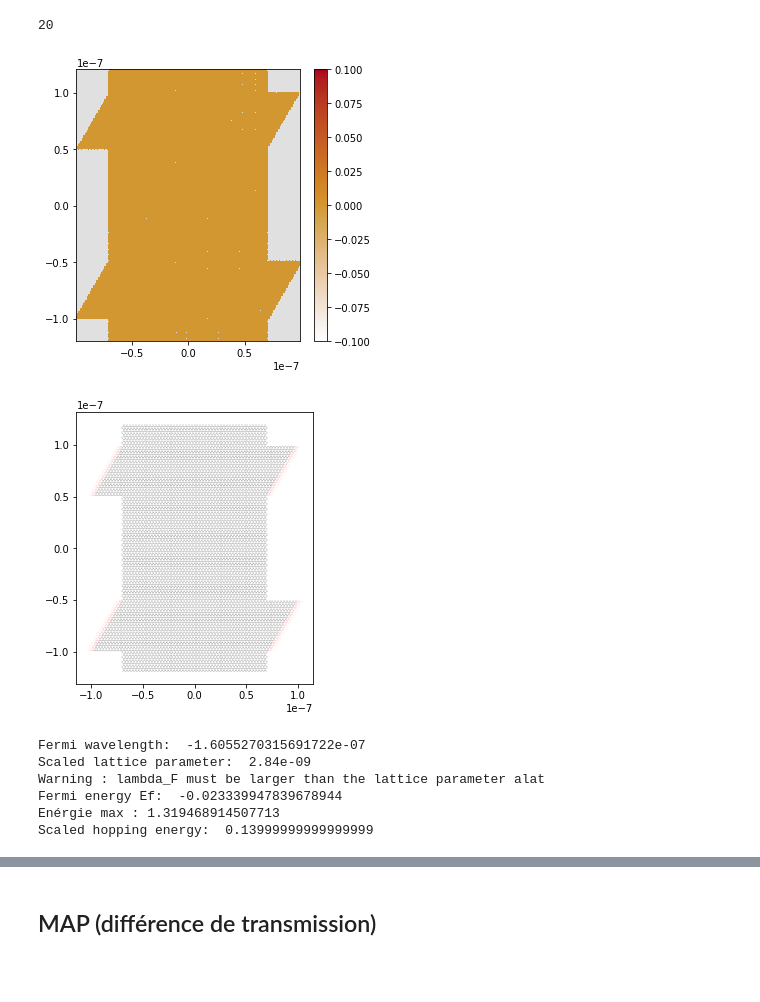
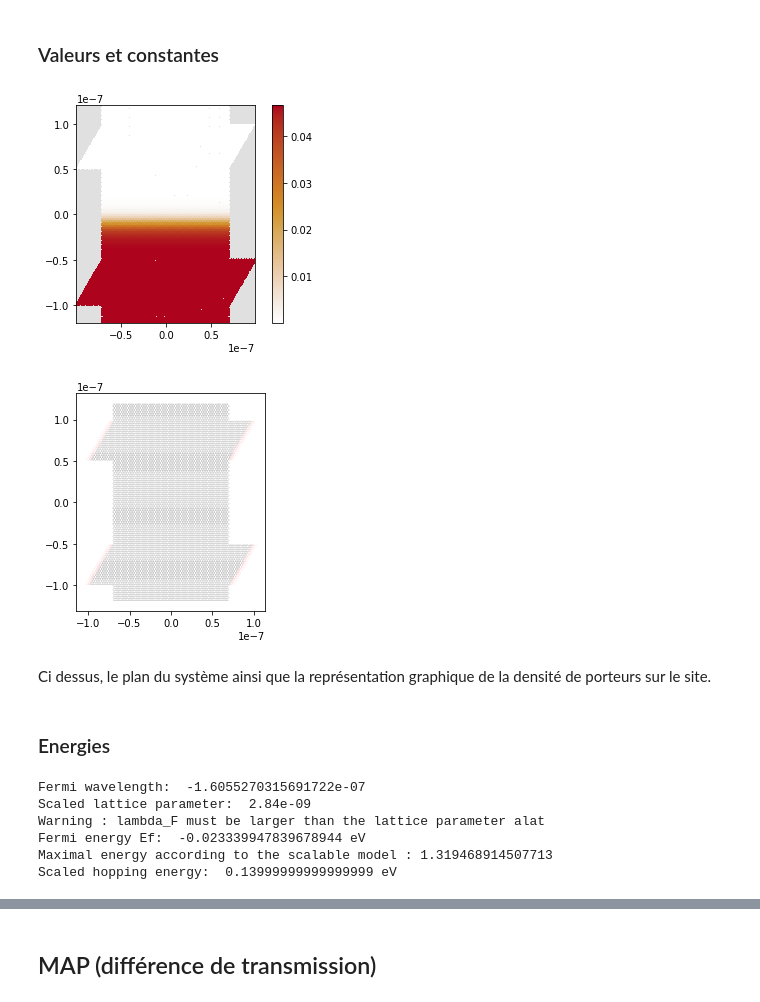
Before and after one commit to jeremiepirard/Kwant, a Jupyter notebook: Finalsf20.ipynb, the cells around one changed output, grey strips where cells are left out. Saved outputs shown, nothing was run; the diff lists cells and outputs as text; code cells hidden in the pictures; blank space fills up the shorter version.

```diff
--- a/Finalsf20.ipynb
+++ b/Finalsf20.ipynb
@@ -101,35 +143,39 @@ def make_system(alat=1,W=1,L=1,t=1.0, h_l= 10, w_l=10,d_armEdge=10):
     sys.attach_lead(lead1.reversed())
 
     return sys
+# %% [markdown]
+### Valeurs et constantes
 # %%
-a0 = 0.142e-9  # réel
+#Constants and system parameters
+
+a0 = 0.142e-9  # lattice parameter
 sf = 20 #scaling factor
 alat = sf*a0 #scaled lattice factor
 t0 = 2.8 ; #true hopping energy
-n=0.0
-w=1
-t = t0/sf
+t = t0/sf #scaled hopping energy
 W = 7e-9*sf; L = 10e-9*sf # width and length of the electronic system: ordre de dimension 10e-7
 
-N_p = -19.5e16 #densité de porteurs
-Ef = -(3/2) * t * (alat) * np.sqrt(abs(np.pi*N_p))/sf
-h_l = 5e-9*sf ; w_l = 0*sf ; d_armEdge =2e-9*sf
-print(sf)
-k = 0
-junctionType = 'pp'
-pot= 0 # Valeur du potentiel
+N_p = -19.5e16 #carrier densité (1/m²)
+Ef = -(3/2) * t * (alat) * np.sqrt(abs(np.pi*N_p))/sf #Fermi energy in graphene regarding electronic density
+h_l = 5e-9*sf ; w_l = 0*sf ; d_armEdge =2e-9*sf #paramètres des noeuds
+
+
+w=1
 sys = make_system(alat,W,L,t, h_l, w_l,d_armEdge)
-
+n= -2
 kwant.plotter.map(sys, onsite)
 sys = sys.finalized()
 
 kwant.plot(sys, site_size=alat)
 B_coef = 4*2*h_bar*math.sqrt(math.pi)/(e*L)*10e13
 Field = np.linspace(0, -1, 50)
 # %% [output]
-20
-[figure, old version]
+[figure, new version]
-[figure, old version]
+[figure, new version]
+# %% [markdown]
+Ci dessus, le plan du système ainsi que la représentation graphique de la densité de porteurs sur le site.
+# %% [markdown]
+### Energies
 # %%
 """ The wavelength must be (much more) larger than the lattice parameter """
 lambda_F = 3 * pi * alat * t / Ef # computation of the wavelength in graphene
@@ -139,15 +185,15 @@ if lambda_F/alat < 2:
     print('Warning : lambda_F must be larger than the lattice parameter alat')
 
 """ We must be at low energy density at the level of the Dirac cone """
-print('Fermi energy Ef: ', Ef)
-print('Enérgie max :', 3*t0*math.pi/sf)
-print('Scaled hopping energy: ', t)
+print('Fermi energy Ef: ', Ef, "eV")
+print('Maximal energy according to the scalable model :', 3*t0*math.pi/sf)
+print('Scaled hopping energy: ', t, 'eV')
 if abs(Ef/t) > (1/2):
     print('Warning : Ef must be smaller than (1/2)t')
 # %% [output]
 Fermi wavelength:  -1.6055270315691722e-07
 Scaled lattice parameter:  2.84e-09
 Warning : lambda_F must be larger than the lattice parameter alat
-Fermi energy Ef:  -0.023339947839678944
-Enérgie max : 1.319468914507713
-Scaled hopping energy:  0.13999999999999999
+Fermi energy Ef:  -0.023339947839678944 eV
+Maximal energy according to the scalable model : 1.319468914507713
+Scaled hopping energy:  0.13999999999999999 eV
```
Also changed, not shown: parts of 18 cells of this notebook.
